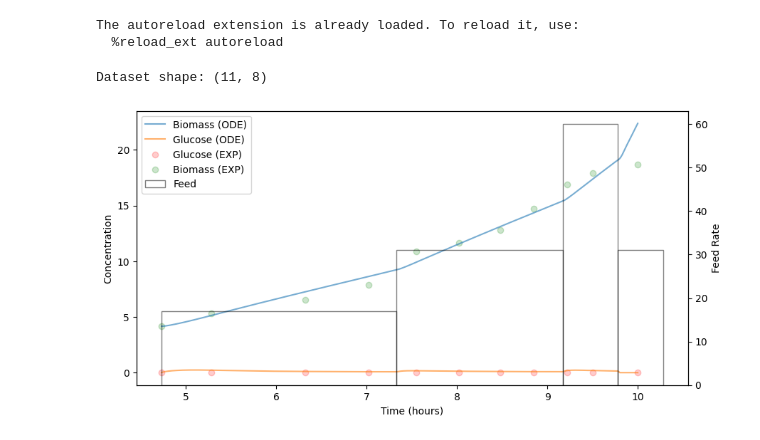
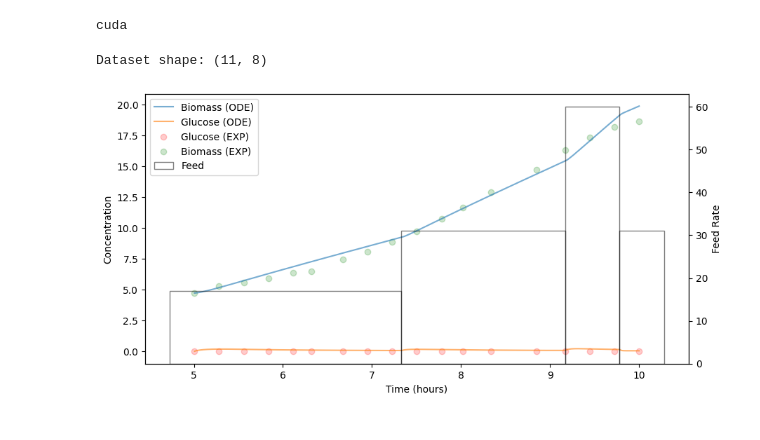
Before and after one commit to costasmexis/dynamic-modeling, a Jupyter notebook: notebooks/fed_batch_main.ipynb, the cells around one changed output. Drawn from its saved outputs; the diff is of its cells as text; code cells hidden in the pictures.

```diff
--- a/notebooks/fed_batch_main.ipynb
+++ b/notebooks/fed_batch_main.ipynb
@@ -10,6 +10,8 @@ from src.fed_batch_pinn import PINN, numpy_to_tensor, train
 from src.utils import get_data_and_feed
 from typing import Optional, Union
 from scipy.integrate import solve_ivp
+from sklearn.preprocessing import PolynomialFeatures
+from sklearn.linear_model import LinearRegression
 
 import torch
 import torch.nn as nn
@@ -21,9 +23,15 @@ np.set_printoptions(precision=4)
 
 %load_ext autoreload
 %autoreload 2
+
+STEP = 20
+FILENAME = '../data/data_processed.xlsx'
+EXPERIMENT = 'BR01'
+
+DEVICE = torch.device("cuda" if torch.cuda.is_available() else "cpu")
+print(DEVICE)
 # %% [output]
-The autoreload extension is already loaded. To reload it, use:
-  %reload_ext autoreload
+cuda
 # %%
 def plot_feed(feeds):
     fig, ax = plt.subplots(figsize=(10, 5))
@@ -141,16 +211,17 @@ def get_predictions_df(net: nn.Module, df: pd.DataFrame, method: str = 'validati
 # %%
-FILENAME = '../data/data_processed.xlsx'
-EXPERIMENT = 'BR01'
+def get_fed_batch_data(filename: str, experiment: str):
+    # Only FED-BATCH data
+    full_df, feeds = get_data_and_feed(filename, experiment)
+    full_df = full_df[full_df['Process'] == 'FB']
+    feeds = feeds[feeds['Induction']==0]
 
-_df, feeds = get_data_and_feed(FILENAME, EXPERIMENT)
+    print(f'Dataset shape: {full_df.shape}')
 
-# Only FED-BATCH data
-_df = _df[_df['Process'] == 'FB']
-feeds = feeds[feeds['Induction']==0]
+    return full_df, feeds
 
-print(f'Dataset shape: {_df.shape}')
-
-_ = simulate(_df, feeds, mu_max=0.724, Ks=0.16, Yxs=0.66)
+full_df, feeds = get_fed_batch_data(FILENAME, EXPERIMENT)
+full_df = fit_polynomial(full_df, degree=4, step=STEP, plot=False)
+_ = simulate(full_df, feeds, mu_max=0.724, Ks=0.16, Yxs=0.66)
 # %% [output]
 Dataset shape: (11, 8)
-[figure, old version]
+[figure, new version]
```
Also changed, not shown: parts of 6 cells of this notebook, 40 other files.
